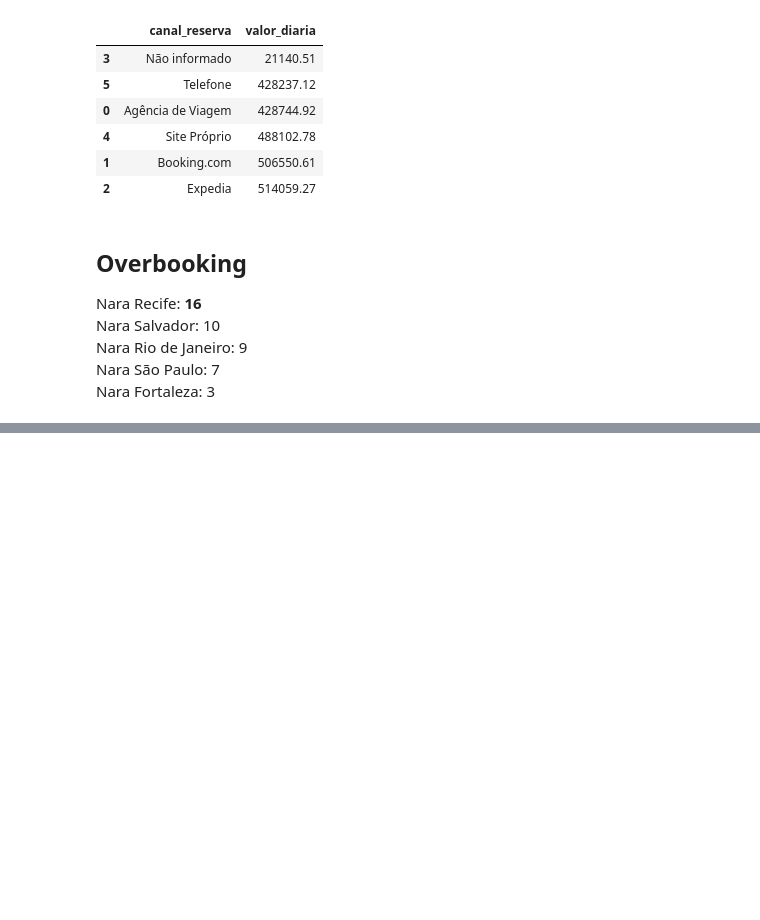
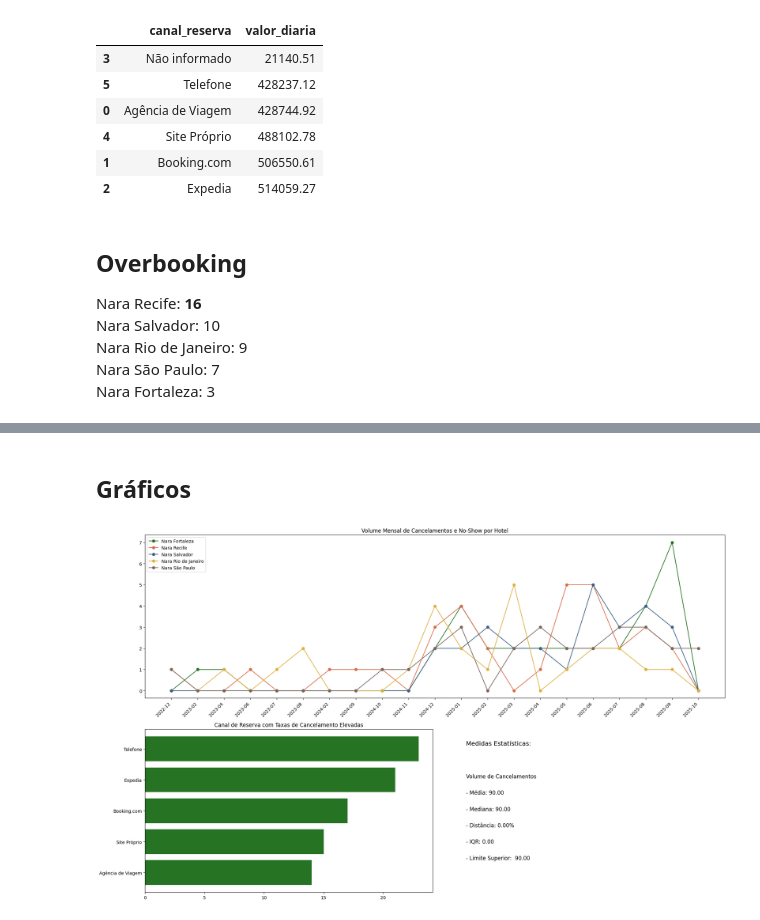
Before and after one commit to isampaio92/analise_nara_hoteis, a Jupyter notebook: analise_nara_hoteis.ipynb, the cells around one changed output, grey strips where cells are left out. Drawn from its saved outputs; the diff is of its cells as text; code cells hidden in the pictures; blank space fills up the shorter version.

```diff
--- a/analise_nara_hoteis.ipynb
+++ b/analise_nara_hoteis.ipynb
@@ -276,0 +312,9 @@ plt.show()
+# %%
+reservas_noshow_cancelada = reservas.loc[(reservas['status_reserva'] == 'No-show') | (reservas['status_reserva'] == 'Cancelada')]
+
+tabela_noshow_cancelada_tempo = reservas_noshow_cancelada.pivot_table(
+    index='mes_ano_reserva',
+    columns='id_hotel',
+    values='id_reserva',
+    aggfunc='count'
+).fillna(0)
@@ -276,0 +325,5 @@ plt.show()
+# %%
+reservas_cancelada = reservas.loc[reservas['status_reserva'] == 'Cancelada']
+reservas_cancelada['qtd_canceladas'] = reservas_cancelada['id_reserva'].count()
+reservas_cancelada_canal = reservas_cancelada.groupby(['canal_reserva', 'status_reserva'])['id_reserva'].count().reset_index().sort_values(by='id_reserva', ascending=True)
+reservas_cancelada_canal
@@ -276,0 +357,38 @@ plt.show()
+# %% [markdown]
+## Gráficos
+# %%
+layout = [
+    ['A', 'A'],
+    ['B', 'C']
+]
+
+meses = tabela_noshow_cancelada_tempo.index
+
+fig, axs = plt.subplot_mosaic(layout, figsize=(20, 12))
+
+axs['A'].plot(meses, tabela_noshow_cancelada_tempo[1], marker='o', color='#267324', label='Nara Fortaleza')
+axs['A'].plot(meses, tabela_noshow_cancelada_tempo[2], marker='o', color="#d96c4a", label='Nara Recife')
+axs['A'].plot(meses, tabela_noshow_cancelada_tempo[3], marker='o', color="#3a6084", label='Nara Salvador')
+axs['A'].plot(meses, tabela_noshow_cancelada_tempo[4], marker='o', color="#dfb141", label='Nara Rio de Janeiro')
+axs['A'].plot(meses, tabela_noshow_cancelada_tempo[5], marker='o', color="#7a665d", label='Nara São Paulo')
+axs['A'].legend()
+
+axs['B'].barh(reservas_cancelada_canal['canal_reserva'], reservas_cancelada_canal['id_reserva'], color='#267324')
+
+axs['C'].text(0.1, 0.9, 'Medidas Estatísticas:', fontsize=14, color='black')
+axs['C'].axis('off')
+axs['C'].text(0.1, 0.7, 'Volume de Cancelamentos', fontsize=12)
+axs['C'].text(0.1, 0.6, f'- Média: {es.calc_media(reservas_cancelada, 'qtd_canceladas'):.2f}', fontsize=12)
+axs['C'].text(0.1, 0.5, f'- Mediana: {es.calc_mediana(reservas_cancelada, 'qtd_canceladas'):.2f}', fontsize=12)
+axs['C'].text(0.1, 0.4, f'- Distância: {es.calc_distancia(reservas_cancelada, 'qtd_canceladas') * 100:.2f}%', fontsize=12)
+axs['C'].text(0.1, 0.3, f'- IQR: {es.calc_iqr(reservas_cancelada, 'qtd_canceladas'):.2f}', fontsize=12)
+axs['C'].text(0.1, 0.2, f'- Limite Superior:  {es.calc_limites(reservas_cancelada, 'qtd_canceladas')[1]:.2f}', fontsize=12)
+
+axs['A'].set_title('Volume Mensal de Cancelamentos e No-Show por Hotel')
+axs['B'].set_title('Canal de Reserva com Taxas de Cancelamento Elevadas')
+
+plt.setp(axs['A'].get_xticklabels(), rotation=45, ha='right')
+plt.tight_layout()
+plt.show()
+# %% [output]
+[figure, added]
```
Also changed, not shown: parts of 19 cells of this notebook, 2 other files.
